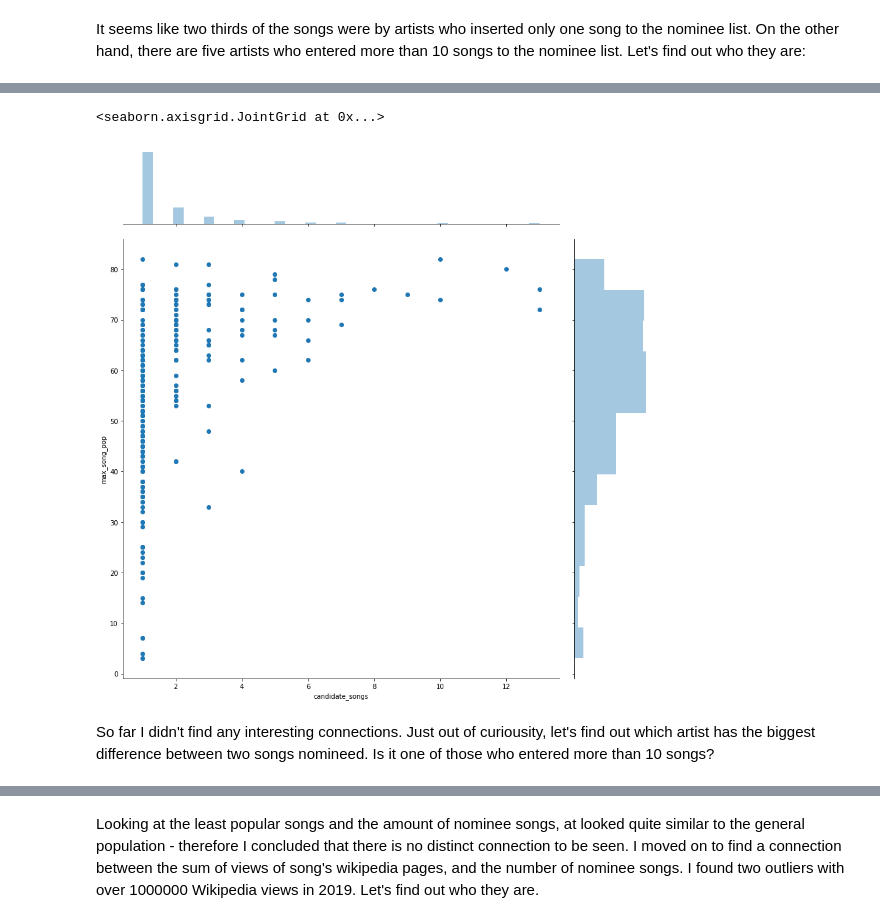
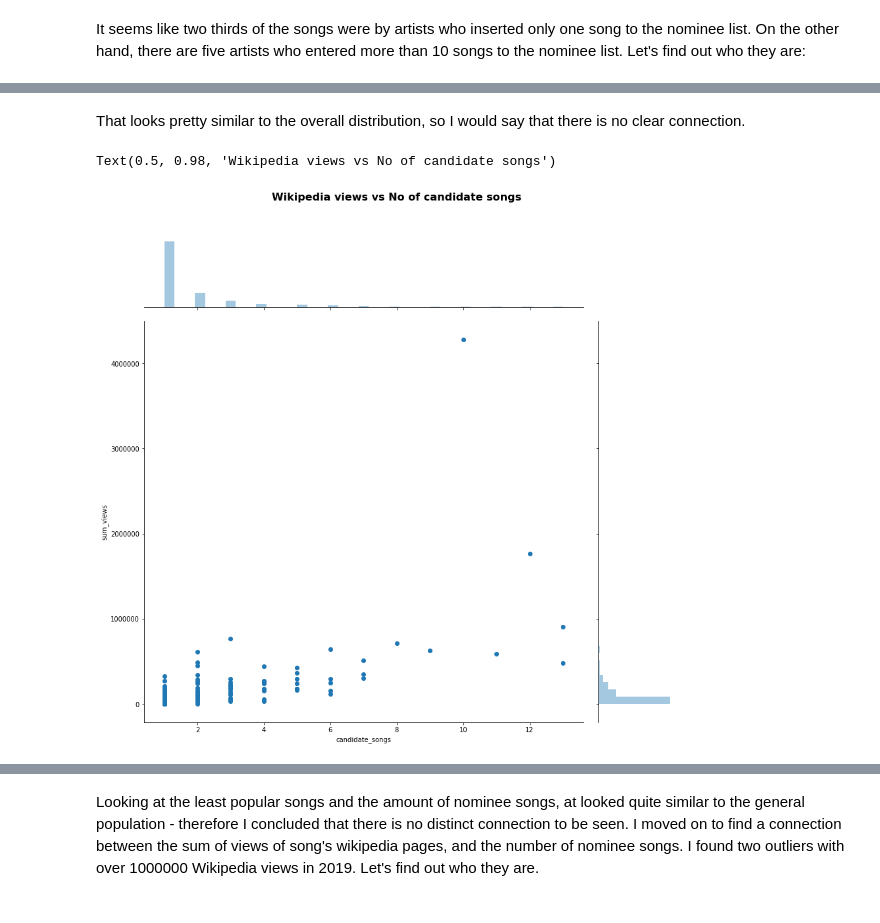
Before and after one commit to tomhar92/glglz_chart_analysis, a Jupyter notebook: analyze-seventies.ipynb, the cells around one changed output, grey strips where cells are left out. Drawn from its saved outputs; the diff is of its cells as text; code cells hidden in the pictures.

Commit message:
new file versions

```diff
--- a/analyze-seventies.ipynb
+++ b/analyze-seventies.ipynb
@@ -79,6 +127,7 @@ for index in seventies_df.artist.value_counts().index:
     artist['name'] = index
     artist['candidate_songs'] = seventies_df.artist.value_counts()[index]
     artist_group = grouped_by_artist.get_group(index)
+    artist['num_of_versions'] = artist_group['version_exists'].sum()
     artist['first_letter'] = artist_group['artist_first_letter'].values[0]
     artist['popularity'] = artist_group['artist_popularity'].values[0]
     artist['avg_song_pop'] = artist_group['song_popularity'].mean()
@@ -150,7 +206,9 @@ sns.jointplot(x="candidate_songs", y="avg_song_pop", data=artists_df, height=12)
+# %% [markdown]
+That looks pretty similar to the overall distribution, so I would say that there is no clear connection.
 # %%
-sns.jointplot(x="candidate_songs", y="max_song_pop", data=artists_df, height=12)
+sns.jointplot(x="candidate_songs", y="sum_views", data=artists_df, height=12)
+plt.subplots_adjust(top=0.9)
+plt.suptitle('Wikipedia views vs No of candidate songs', fontsize = 16, fontweight = 'bold')
 # %% [output]
-<seaborn.axisgrid.JointGrid at 0x...>
+Text(0.5, 0.98, 'Wikipedia views vs No of candidate songs')
-[figure, old version]
+[figure, new version]
-# %% [markdown]
-So far I didn't find any interesting connections. Just out of curiousity, let's find out which artist has the biggest difference between two songs nomineed. Is it one of those who entered more than 10 songs?
```
Also changed, not shown: parts of 87 cells of this notebook, 3 other files.
